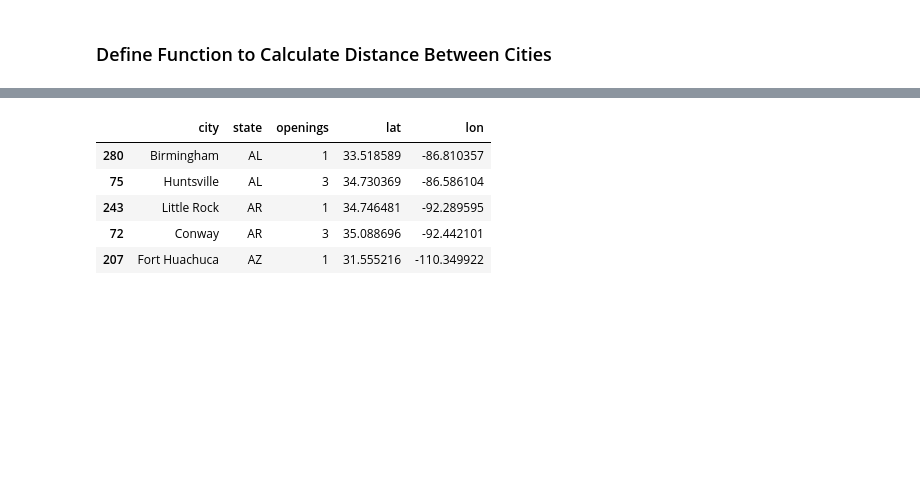
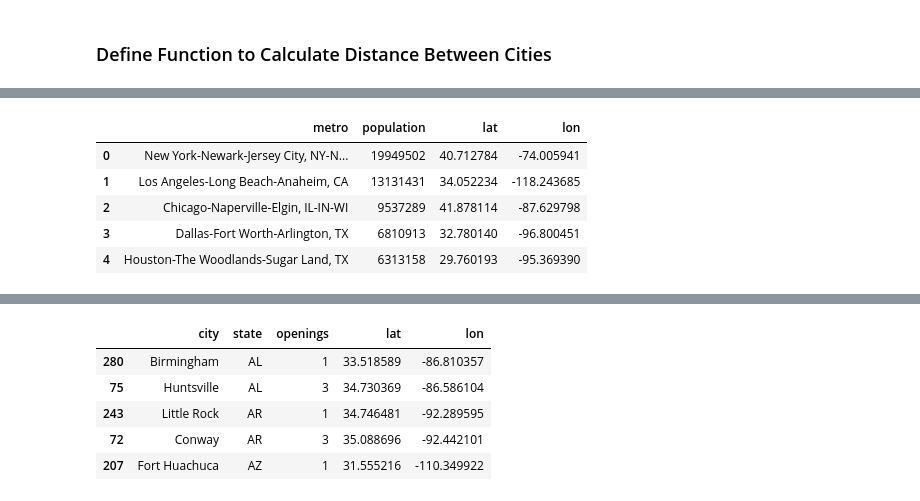
Before and after one commit to laurelkstewart/project_one, a Jupyter notebook: openings_by_metro.ipynb, the cells around one changed output, grey strips where cells are left out. Drawn from its saved outputs; the diff is of its cells as text; code cells hidden in the pictures; blank space fills up the shorter version.

```diff
--- a/openings_by_metro.ipynb
+++ b/openings_by_metro.ipynb
@@ -43,0 +54,9 @@ soup.find('table')
+# %%
+population_df.head()
+# %% [output]
+|  | metro | population | lat | lon |
+| 0 | New York-Newark-Jersey City, NY-N... | 19949502 | 40.712784 | -74.005941 |
+| 1 | Los Angeles-Long Beach-Anaheim, CA | 13131431 | 34.052234 | -118.243685 |
+| 2 | Chicago-Naperville-Elgin, IL-IN-WI | 9537289 | 41.878114 | -87.629798 |
+| 3 | Dallas-Fort Worth-Arlington, TX | 6810913 | 32.780140 | -96.800451 |
+| 4 | Houston-The Woodlands-Sugar Land, TX | 6313158 | 29.760193 | -95.369390 |
```
Also changed, not shown: parts of 15 cells of this notebook.
